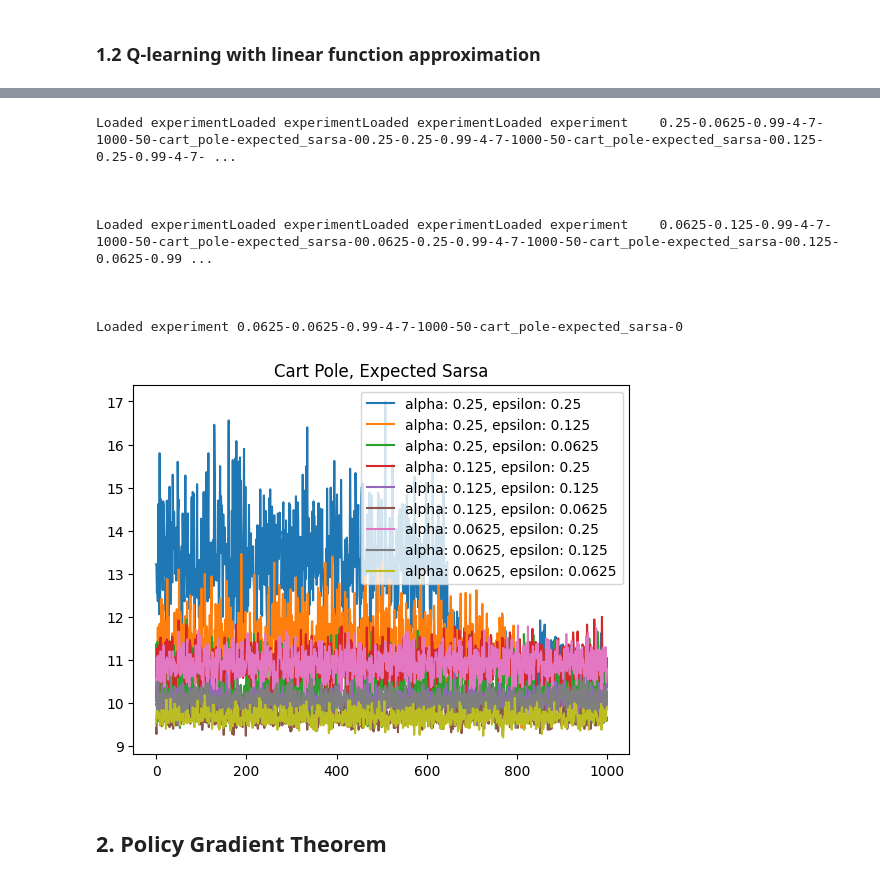
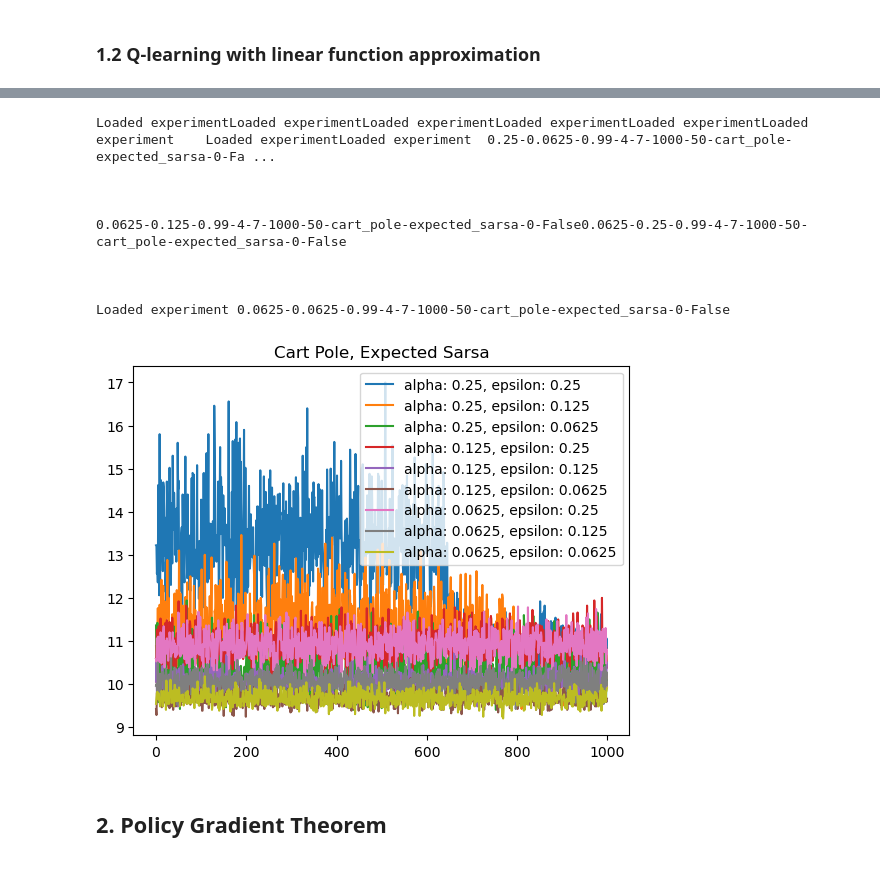
Before and after one commit to ryanreszetnik/COMP579, a Jupyter notebook: A3/COMP579_Assignment3.ipynb, the cells around one changed output, grey strips where cells are left out. Saved outputs shown, nothing was run; the diff lists cells and outputs as text; code cells hidden in the pictures.

```diff
--- a/A3/COMP579_Assignment3.ipynb
+++ b/A3/COMP579_Assignment3.ipynb
@@ -307,19 +330,21 @@ experiments = []
 for alpha in alphas:
     for epsilon in epsilons:
         params = {
-            'alpha':alpha,
-            'epsilon':epsilon,
-            'isMountainCar':False,
-            'isQLearning':True
+            'alpha': alpha,
+            'epsilon': epsilon,
+            'isMountainCar': False,
+            'algorithm': 'q_learning'
         }
         experiments.append(params)
-        labels.append("alpha: {}, epsilon: {}".format(alpha,epsilon))
+        labels.append("alpha: {}, epsilon: {}".format(alpha, epsilon))
 
 with multiprocess.Pool(processes=NUM_PROCESSES) as pool:
-    results = pool.starmap(run_experiment, [(experiment['alpha'],experiment['epsilon'],experiment['isMountainCar'],experiment['isQLearning']) for experiment in experiments])
+    results = pool.starmap(run_experiment, [
+        (experiment['alpha'], experiment['epsilon'], experiment['isMountainCar'], experiment['algorithm']) for
+        experiment in experiments])
 
-for result,label in zip(results,labels):
-    plt.plot(np.mean(result,axis=0),label=label)
+for result, label in zip(results, labels):
+    plt.plot(np.mean(result, axis=0), label=label)
 plt.title("Cart Pole, Q-Learning")
 plt.legend()
 plt.show()
@@ -337,39 +362,41 @@ Loaded experiment 0.0625-0.0625-0.99-4-7-1000-50-cart_pole-q_learning-0
 # %%
 #cart pole, expected sarsa
 results = []
 labels = []
 experiments = []
 for alpha in alphas:
     for epsilon in epsilons:
         params = {
-            'alpha':alpha,
-            'epsilon':epsilon,
-            'isMountainCar':False,
-            'isQLearning':False
+            'alpha': alpha,
+            'epsilon': epsilon,
+            'isMountainCar': False,
+            'algorithm': 'expected_sarsa'
         }
         experiments.append(params)
-        labels.append("alpha: {}, epsilon: {}".format(alpha,epsilon))
+        labels.append("alpha: {}, epsilon: {}".format(alpha, epsilon))
 
 with multiprocess.Pool(processes=NUM_PROCESSES) as pool:
-    results = pool.starmap(run_experiment, [(experiment['alpha'],experiment['epsilon'],experiment['isMountainCar'],experiment['isQLearning']) for experiment in experiments])
+    results = pool.starmap(run_experiment, [
+        (experiment['alpha'], experiment['epsilon'], experiment['isMountainCar'], experiment['algorithm']) for
+        experiment in experiments])
 
-for result,label in zip(results,labels):
-    plt.plot(np.mean(result,axis=0),label=label)
+for result, label in zip(results, labels):
+    plt.plot(np.mean(result, axis=0), label=label)
 
 plt.title("Cart Pole, Expected Sarsa")
 plt.legend()
 plt.show()
 # %% [output]
-Loaded experimentLoaded experimentLoaded experimentLoaded experiment    0.25-0.0625-0.99-4-7-1000-50-cart_pole-expected_sarsa-00.25-0.25-0.99-4-7-1000-50-cart_pole-expected_sarsa-00.125-0.25-0.99-4-7- ...
+Loaded experimentLoaded experimentLoaded experimentLoaded experimentLoaded experimentLoaded experiment    Loaded experimentLoaded experiment  0.25-0.0625-0.99-4-7-1000-50-cart_pole-expected_sarsa-0-Fa ...
 
 
 
-Loaded experimentLoaded experimentLoaded experimentLoaded experiment    0.0625-0.125-0.99-4-7-1000-50-cart_pole-expected_sarsa-00.0625-0.25-0.99-4-7-1000-50-cart_pole-expected_sarsa-00.125-0.0625-0.99 ...
+0.0625-0.125-0.99-4-7-1000-50-cart_pole-expected_sarsa-0-False0.0625-0.25-0.99-4-7-1000-50-cart_pole-expected_sarsa-0-False
 
 
 
-Loaded experiment 0.0625-0.0625-0.99-4-7-1000-50-cart_pole-expected_sarsa-0
+Loaded experiment 0.0625-0.0625-0.99-4-7-1000-50-cart_pole-expected_sarsa-0-False
-[figure, old version]
+[figure, new version]
 # %% [markdown]
 ## 2. Policy Gradient Theorem
 # %% [markdown]
```
Also changed, not shown: parts of 29 cells of this notebook, 36 other files.
